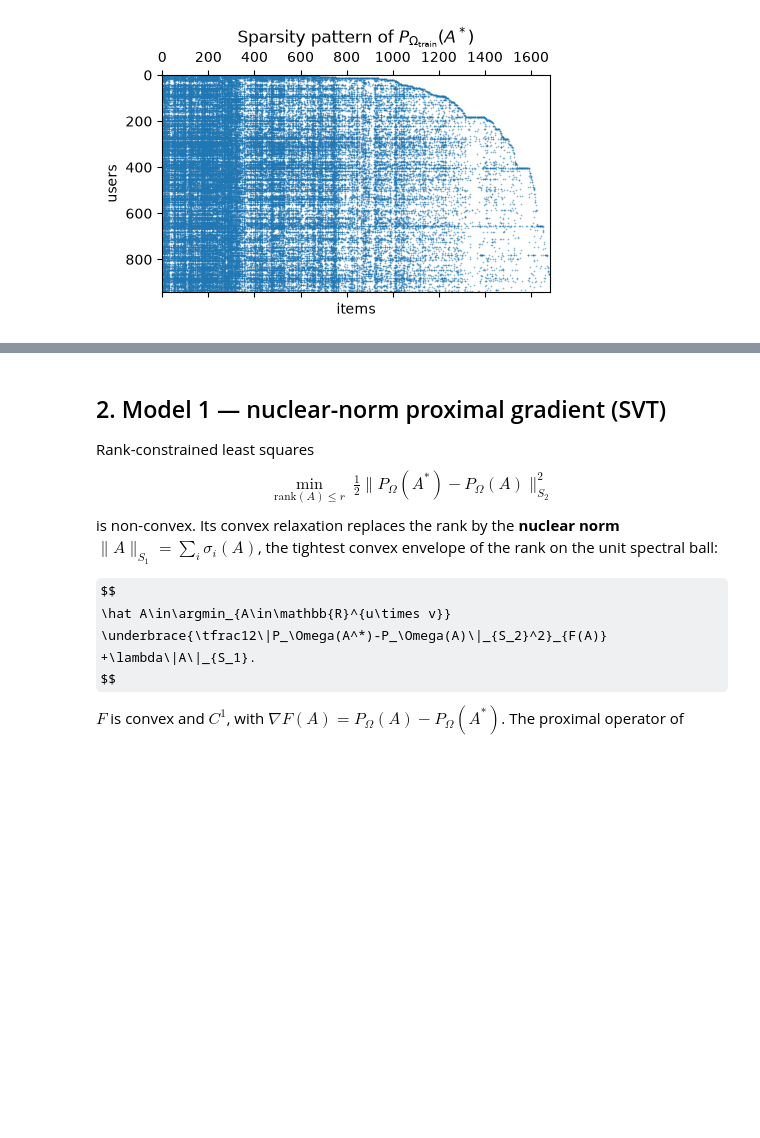
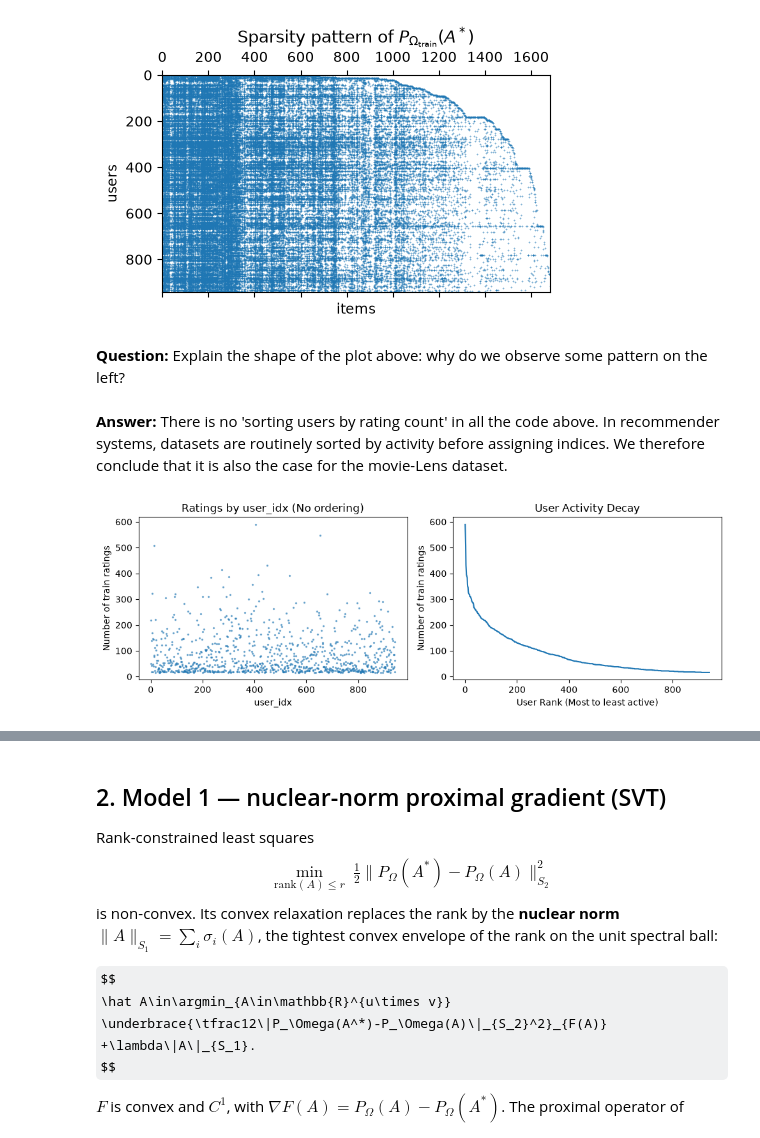
Before and after one commit to lecueguillaume/Advanced-applied-statistics, a Jupyter notebook: materials/lab_sessions/3_lab_Deep_Reco_Sys/lab_recommender_convex_vs_deep.ipynb, the cells around one changed output, grey strips where cells are left out. Cells and saved outputs as stored; diff of their text form; code cells hidden in the pictures; some formulas as TeX source; blank space fills up the shorter version.

```diff
--- a/materials/lab_sessions/3_lab_Deep_Reco_Sys/lab_recommender_convex_vs_deep.ipynb
+++ b/materials/lab_sessions/3_lab_Deep_Reco_Sys/lab_recommender_convex_vs_deep.ipynb
@@ -231,3 +232,28 @@ plt.show()
 train mean rating = 3.531
 observed train entries = 80000, test = 20000
 [figure]
+# %% [markdown]
+**Question:** Explain the shape of the plot above: why do we observe some pattern on the left?
+# %% [markdown]
+**Answer:** There is no 'sorting users by rating count' in all the code above. In recommender systems, datasets are routinely sorted by activity before assigning indices. We therefore conclude that it is also the case for the movie-Lens dataset.
+# %%
+counts = train_df["user_idx"].value_counts()
+
+fig, (ax1, ax2) = plt.subplots(1, 2, figsize=(10, 3.5))
+
+# Plot 1: Ratings vs user index (shows that index is completely random)
+ax1.scatter(counts.index, counts.values, s=2, alpha=0.5)
+ax1.set_xlabel("user_idx")
+ax1.set_ylabel("Number of train ratings")
+ax1.set_title("Ratings by user_idx (No ordering)")
+
+# Plot 2: Sorted activity (the real "long-tail" distribution)
+ax2.plot(np.sort(counts.values)[::-1])
+ax2.set_xlabel("User Rank (Most to least active)")
+ax2.set_ylabel("Number of train ratings")
+ax2.set_title("User Activity Decay")
+
+plt.tight_layout()
+plt.show()
+# %% [output]
+[figure, added]
```
Also changed, not shown: parts of 5 cells of this notebook, 39 other files.
